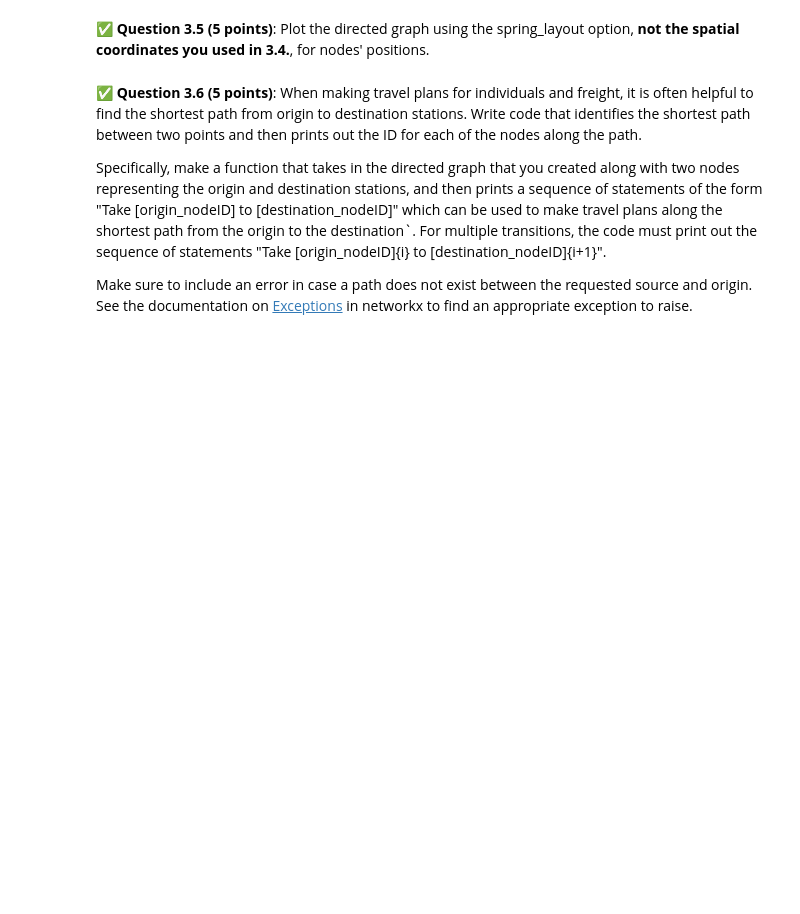
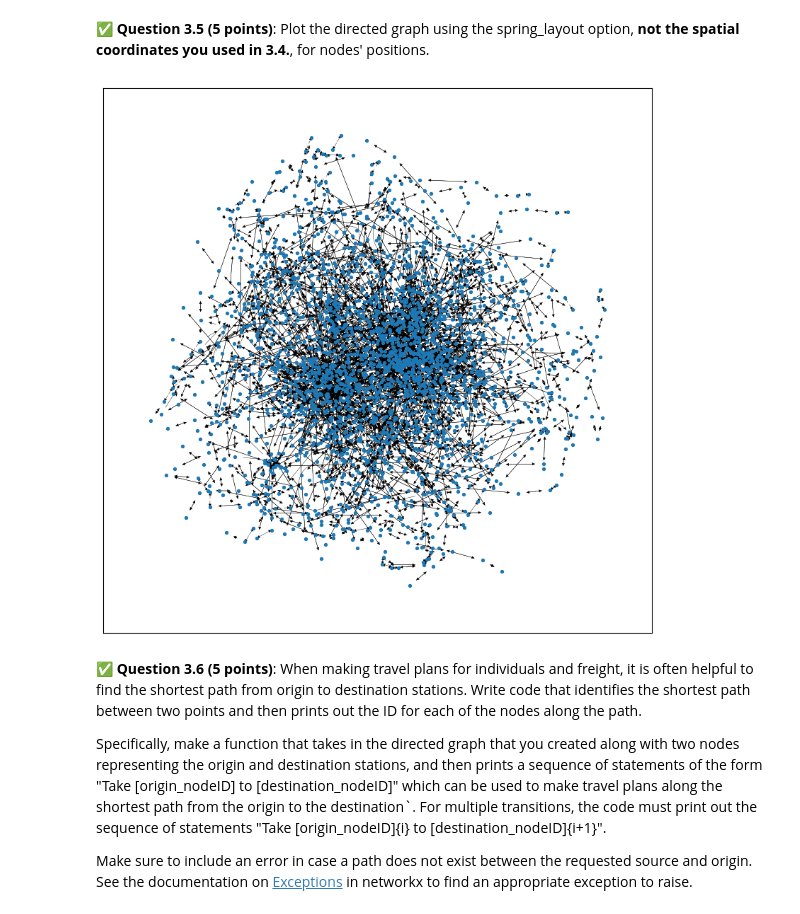
Before and after one commit to JustinTrannn/CMSE202-f25-turnin, a Jupyter notebook: hw-02/HW-02_ABMandGraphTheory-STUDENT.ipynb, the cells around one changed output. Cells and saved outputs as stored; diff of their text form; code cells hidden in the pictures; blank space fills up the shorter version.

```diff
--- a/hw-02/HW-02_ABMandGraphTheory-STUDENT.ipynb
+++ b/hw-02/HW-02_ABMandGraphTheory-STUDENT.ipynb
@@ -652,2 +719,14 @@ Note: Remember that each edge in a directed graph has an orientation. So adding
+# %%
+# Your code here.
+rail = edges[(edges["ori_layer"] == 2) & (edges["des_layer"] == 2)].copy()
+
+rail["km"] = pd.to_numeric(rail["km"], errors="coerce")
+rail = rail.dropna(subset=["km"])
+
+DG = nx.DiGraph()
+
+# Gave ChatGPT a screenshot of my broken code and it gave me this code below
+for i, row in rail.iterrows():
+    DG.add_edge(row["ori_node"], row["des_node"], weight=float(row["km"]))
 # %% [markdown]
 &#9989;  **Question 3.5 (5 points)**: Plot the directed graph using the spring_layout option, __not the spatial coordinates you used in 3.4.__, for nodes' positions.
@@ -656,3 +733,14 @@ Note: Remember that each edge in a directed graph has an orientation. So adding
+# %%
+# Your code here.
+position = nx.spring_layout(DG)
+
+plt.figure(figsize=(10, 10))
+nx.draw_networkx_nodes(DG, position, node_size=8)
+nx.draw_networkx_edges(DG, position, arrows=True, arrowsize=6, width=0.3, alpha=1)
+
+plt.show()
+# %% [output]
+[figure, added]
 # %% [markdown]
 &#9989;  **Question 3.6 (5 points)**: When making travel plans for individuals and freight, it is often helpful to find the shortest path from origin to destination stations. Write code that identifies the shortest path between two points and then prints out the ID for each of the nodes along the path.
 
```
Also changed, not shown: parts of 11 cells of this notebook, 2 other files.
